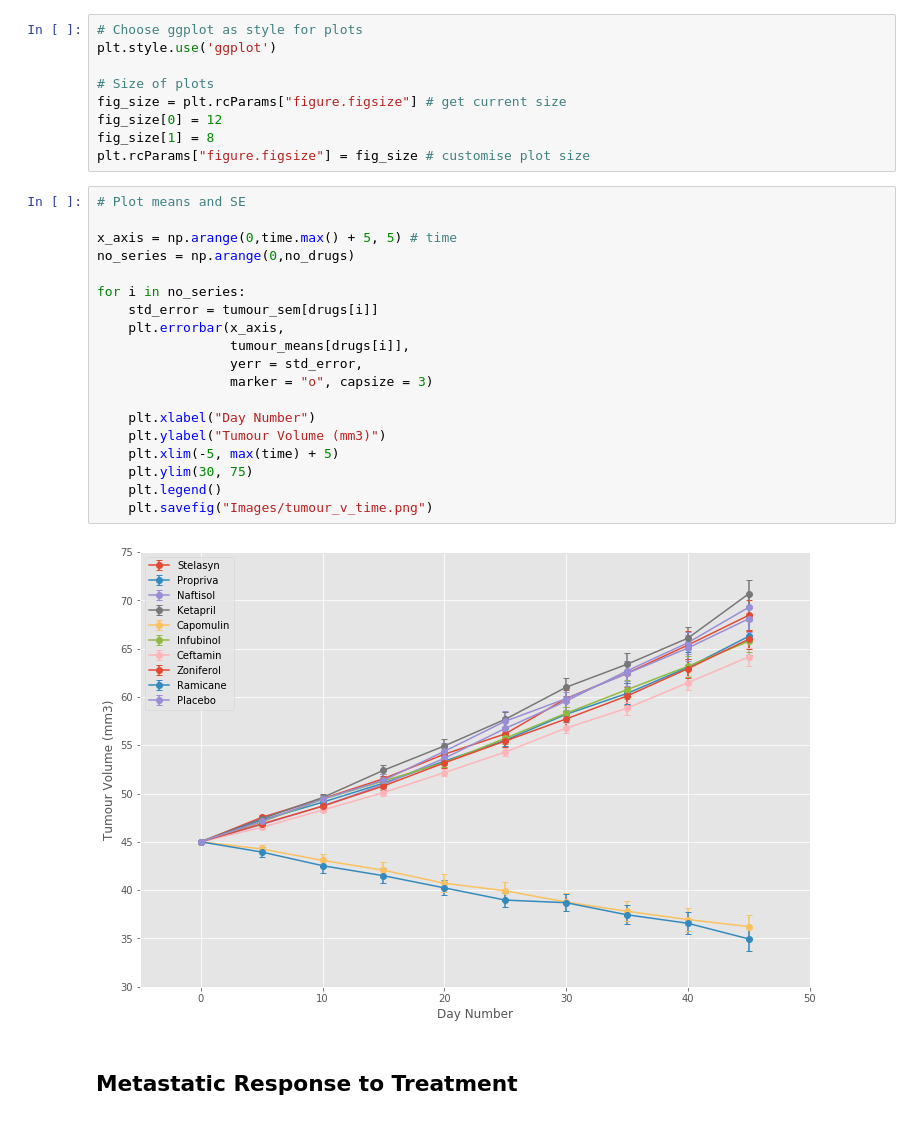
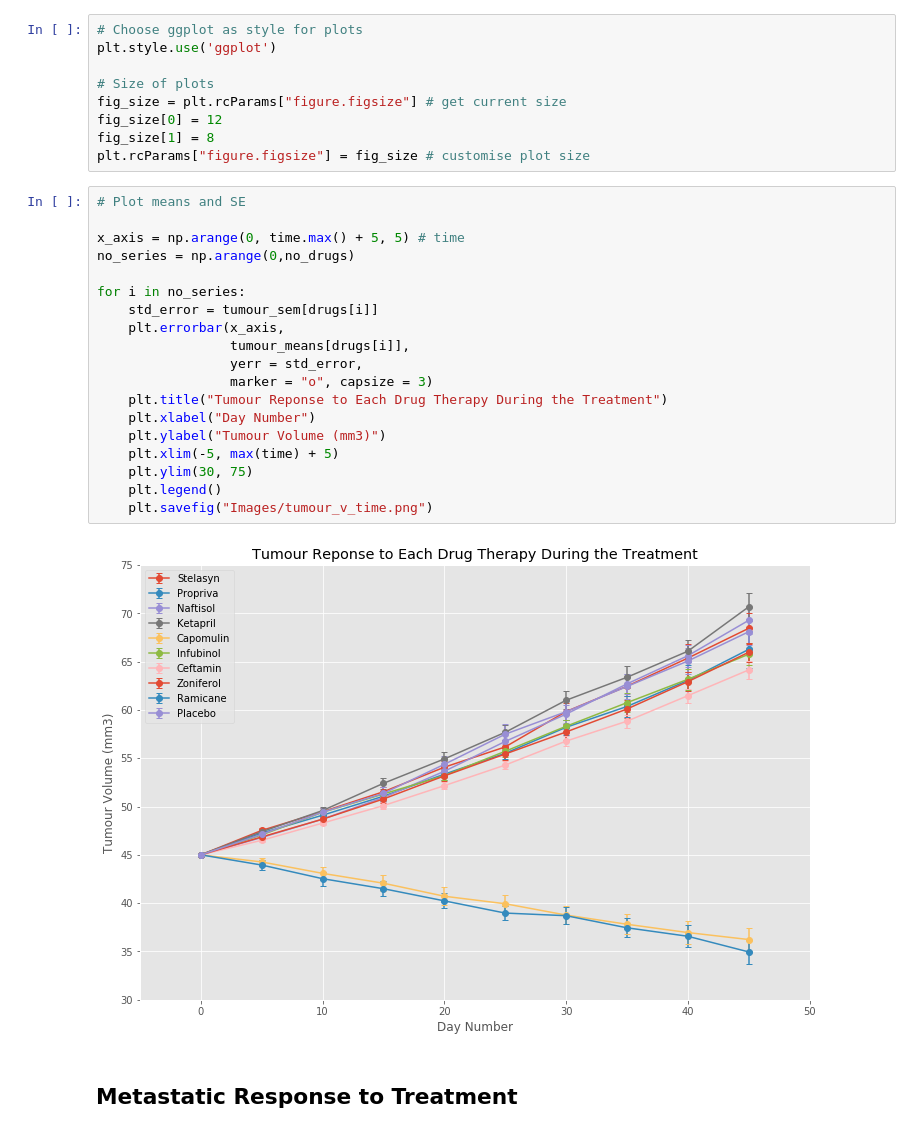
Before and after one commit to rochiecuevas/Pymaceuticals, a Jupyter notebook: pymaceuticals_starter.ipynb, the cells around one changed output. Saved outputs shown, nothing was run; the diff lists cells and outputs as text.

```diff
--- a/pymaceuticals_starter.ipynb
+++ b/pymaceuticals_starter.ipynb
@@ -99,24 +101,24 @@ plt.rcParams["figure.figsize"] = fig_size # customise plot size
 # %%
 # Plot means and SE
 
-x_axis = np.arange(0,time.max() + 5, 5) # time
+x_axis = np.arange(0, time.max() + 5, 5) # time
 no_series = np.arange(0,no_drugs)
 
 for i in no_series:
     std_error = tumour_sem[drugs[i]]
     plt.errorbar(x_axis,
                  tumour_means[drugs[i]],
                  yerr = std_error,
                  marker = "o", capsize = 3)
-
+    plt.title("Tumour Reponse to Each Drug Therapy During the Treatment")
     plt.xlabel("Day Number")
     plt.ylabel("Tumour Volume (mm3)")
     plt.xlim(-5, max(time) + 5)
     plt.ylim(30, 75)
     plt.legend()
     plt.savefig("Images/tumour_v_time.png")
 # %% [output]
-[figure, old version]
+[figure, new version]
 # %% [markdown]
 ## Metastatic Response to Treatment
 # %%
```
Also changed, not shown: parts of 14 cells of this notebook.
